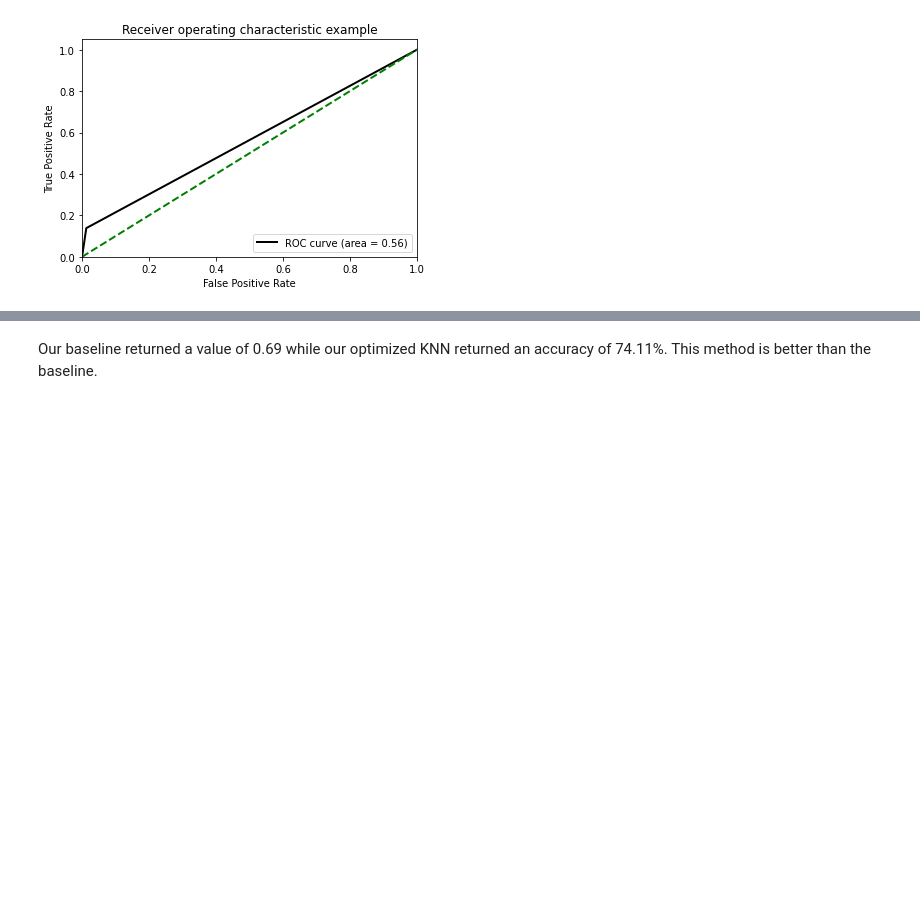
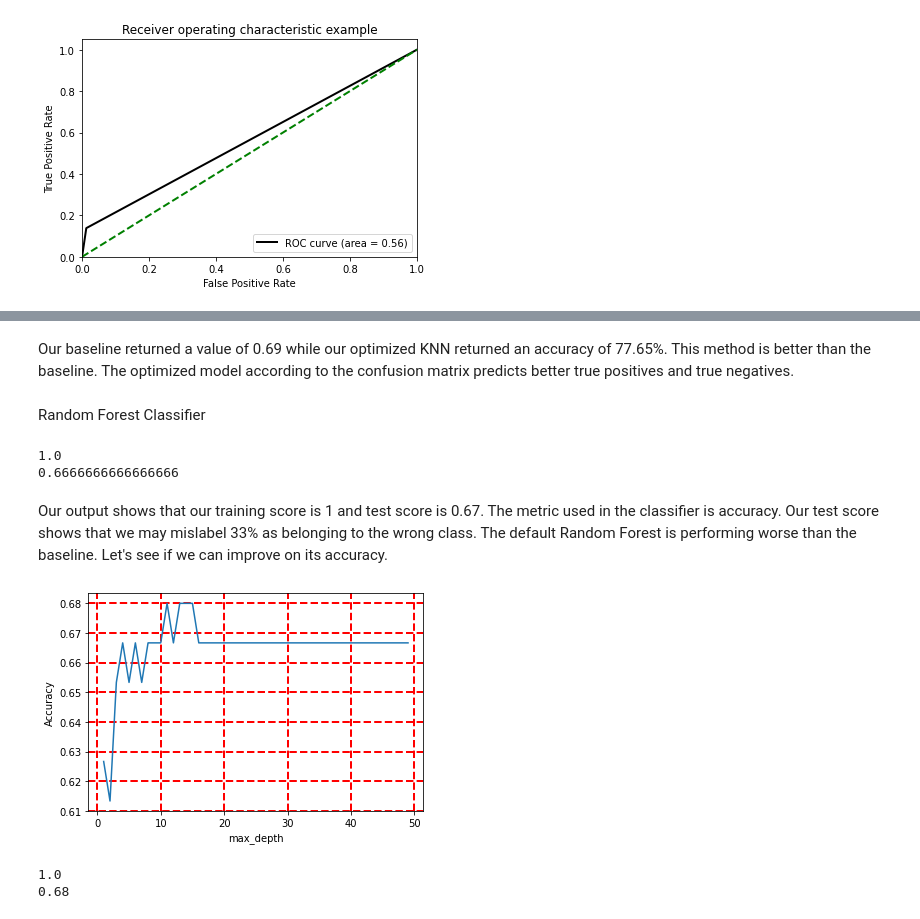
Before and after one commit to Manel-MH/CodingDojo_Project2_HeartFailure, a Jupyter notebook: Project2_Heart_Failure_ML.ipynb, the cells around one changed output, grey strips where cells are left out. Cells and saved outputs as stored; diff of their text form; code cells hidden in the pictures; blank space fills up the shorter version.

```diff
--- a/Project2_Heart_Failure_ML.ipynb
+++ b/Project2_Heart_Failure_ML.ipynb
@@ -579,5 +593,5 @@ Train Test Split
 # %%
 #Train Test Split the data
 from sklearn.model_selection import train_test_split
-X_train, X_test, y_train, y_test = train_test_split(X, y, random_state = 42)
+X_train, X_test, y_train, y_test = train_test_split(X, y,test_size=0.25, random_state = 42)
 # %% [markdown]
@@ -730,2 +744,59 @@ It shows the trade-off between sensitivity (or TPR) and specificity (1 – FPR).
 # %% [markdown]
-Our baseline returned a value of 0.69 while our optimized KNN returned an accuracy of 74.11%. This method is better than the baseline.
+Our baseline returned a value of 0.69 while our optimized KNN returned an accuracy of 77.65%. This method is better than the baseline. The optimized model according to the confusion matrix predicts better true positives and true negatives.
+# %% [markdown]
+Random Forest Classifier
+# %%
+# step 1 import random forest Regressor
+from sklearn.ensemble import RandomForestClassifier
+# Step 2: Make an instance of the Model
+rf_class = RandomForestClassifier(random_state = 42)
+# Step 3: Training the model on the data, storing the information learned from the data
+# Model is learning the relationship between X and y
+rf_class.fit(X_train, y_train)
+# Step 4: Predict the values for y
+#(remember that this step just allows you to see the actual predictions)
+#(but is not necessary for evaluating or tuning your model)
+rf_class.predict(X_test)
+# Step 5: Evaluate your model performance
+rf_class_train_score = rf_class.score(X_train, y_train)
+rf_class_test_score = rf_class.score(X_test, y_test)
+print(rf_class_train_score)
+print(rf_class_test_score)
+# %% [output]
+1.0
+0.6666666666666666
+# %% [markdown]
+Our output shows that our training score is 1 and test score is 0.67. The metric used in the classifier is accuracy. Our test score shows that we may mislabel 33% as belonging to the wrong class. The default Random Forest is performing worse than the baseline. Let's see if we can improve on its accuracy.
+# %%
+# List of values to try for max_depth:
+max_depth_range = list(range(1, 50)) # will try every value between 2 and 50
+# List to store the score for each value of max_depth:
+r2 = []
+for depth in max_depth_range:
+    rf_class = RandomForestClassifier(max_depth = depth,
+                             random_state = 42)
+    rf_class.fit(X_train, y_train)
+    score = rf_class.score(X_test, y_test)
+    r2.append(score)
+# %%
+#To help us see the results of trying various tree depths,
+#the following code creates a visualization of R2 vs max_depth
+# Visualize which max_depth leads to the highest accuracy score
+import matplotlib.pyplot as plt
+plt.plot(max_depth_range, r2)
+plt.xlabel('max_depth')
+plt.grid(color='r', linestyle='--', linewidth=2)
+plt.ylabel('Accuracy');
+# %% [output]
+[figure, added]
+# %%
+# Let's run the model with our optimized value for max_depth , 11
+rf_class_11 = RandomForestClassifier(max_depth = 11, random_state = 42)
+rf_class_11.fit(X_train, y_train)
+train_11_score = rf_class_11.score(X_train, y_train)
+test_11_score = rf_class_11.score(X_test, y_test)
+print(train_11_score)
+print(test_11_score)
+# %% [output]
+1.0
+0.68
```
Also changed, not shown: parts of 15 cells of this notebook.
